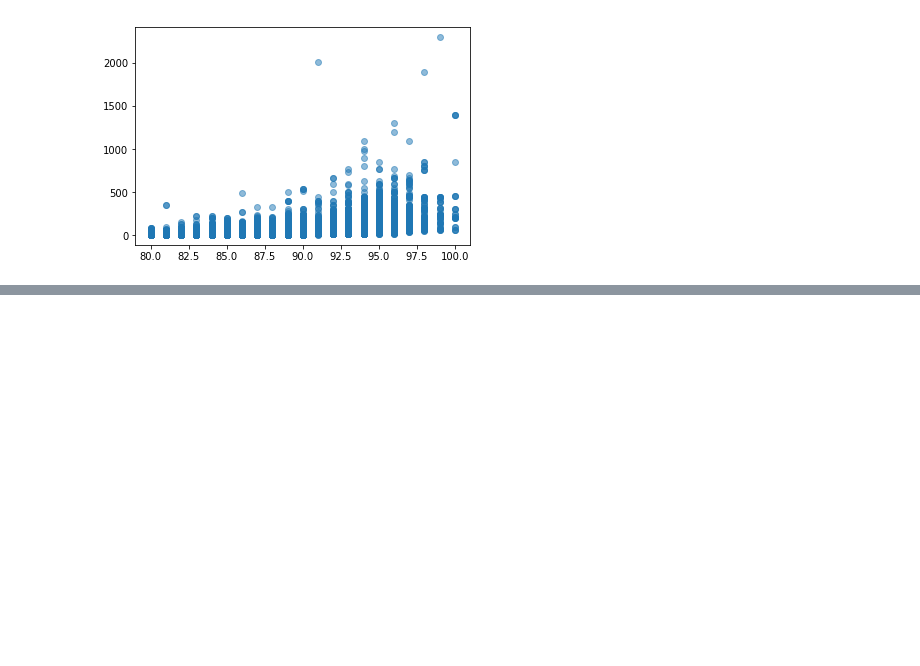
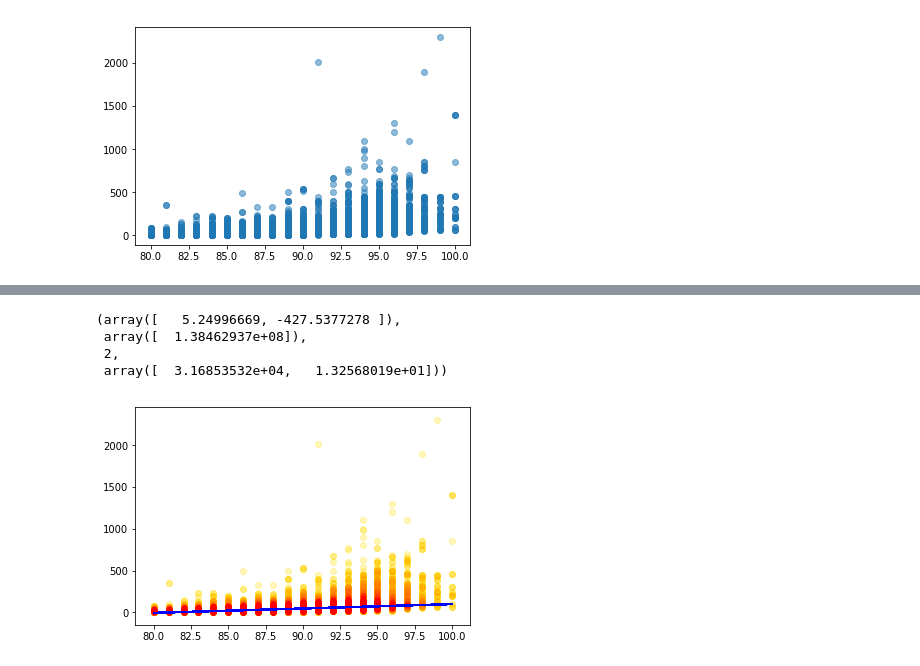
Before and after one commit to easonrecto/ORIE4741Project, a Jupyter notebook: Data Exploration.ipynb, the cells around one changed output, grey strips where cells are left out. Drawn from its saved outputs; the diff is of its cells as text; code cells hidden in the pictures; blank space fills up the shorter version.

```diff
--- a/Data Exploration.ipynb
+++ b/Data Exploration.ipynb
@@ -329,0 +337,16 @@ varietals
+# %%
+m,c = np.linalg.lstsq(X,y)[0]
+np.linalg.lstsq(X,y)
+# %% [output]
+(array([   5.24996669, -427.5377278 ]),
+ array([  1.38462937e+08]),
+ 2,
+ array([  3.16853532e+04,   1.32568019e+01]))
+# %%
+py.scatter(df['points'],y,alpha=0.2,color='yellow')
+py.scatter(df['points'],y,alpha=0.085,color='orange')
+py.scatter(df['points'],y,alpha=0.002,color='red')
+py.plot(df['points'],m*df['points']+c,'b')
+py.show()
+# %% [output]
+[figure, added]
```
Also changed, not shown: parts of 7 cells of this notebook.
